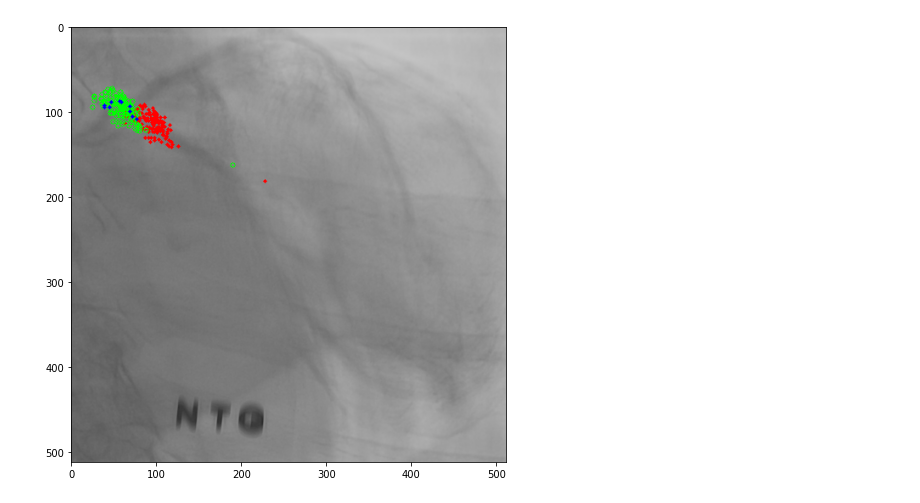
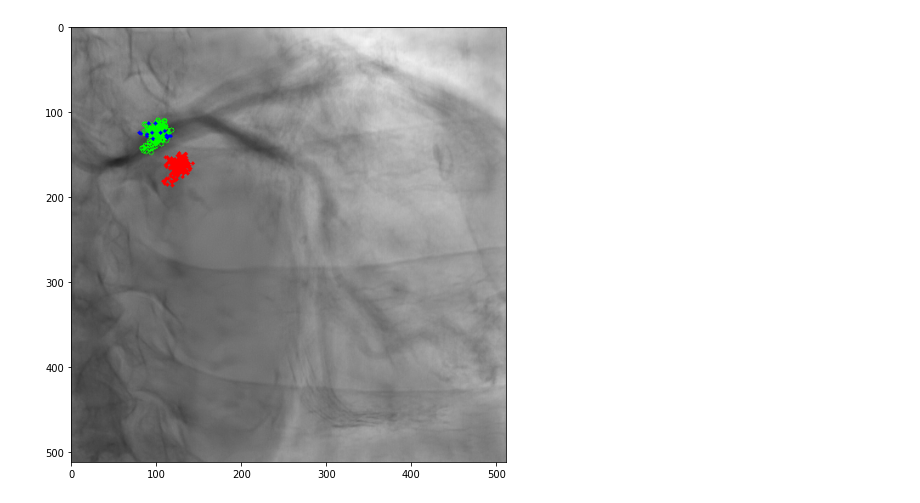
Before and after one commit to SystemCorps/dataLabelSelection, a Jupyter notebook: TranslateCatTip.ipynb, the cells around one changed output. Drawn from its saved outputs; the diff is of its cells as text; code cells hidden in the pictures.

```diff
--- a/TranslateCatTip.ipynb
+++ b/TranslateCatTip.ipynb
@@ -155,10 +189,10 @@ translationSave('/docker/img2img_registration/Data')
 # %%
-test = drawTranslated(1, 'set01')
+test = drawTranslated(36, 'set02')
 plt.figure(figsize=(8,8))
 plt.imshow(cv2.cvtColor(test, cv2.COLOR_BGR2RGB))
 plt.show()
 # %% [output]
-[figure, old version]
+[figure, new version]
 # %%
 db = utils.DataLoading('setting.pkl', 'Translated')
 # %%
```
Also changed, not shown: parts of 2 cells of this notebook, 1 other file.
